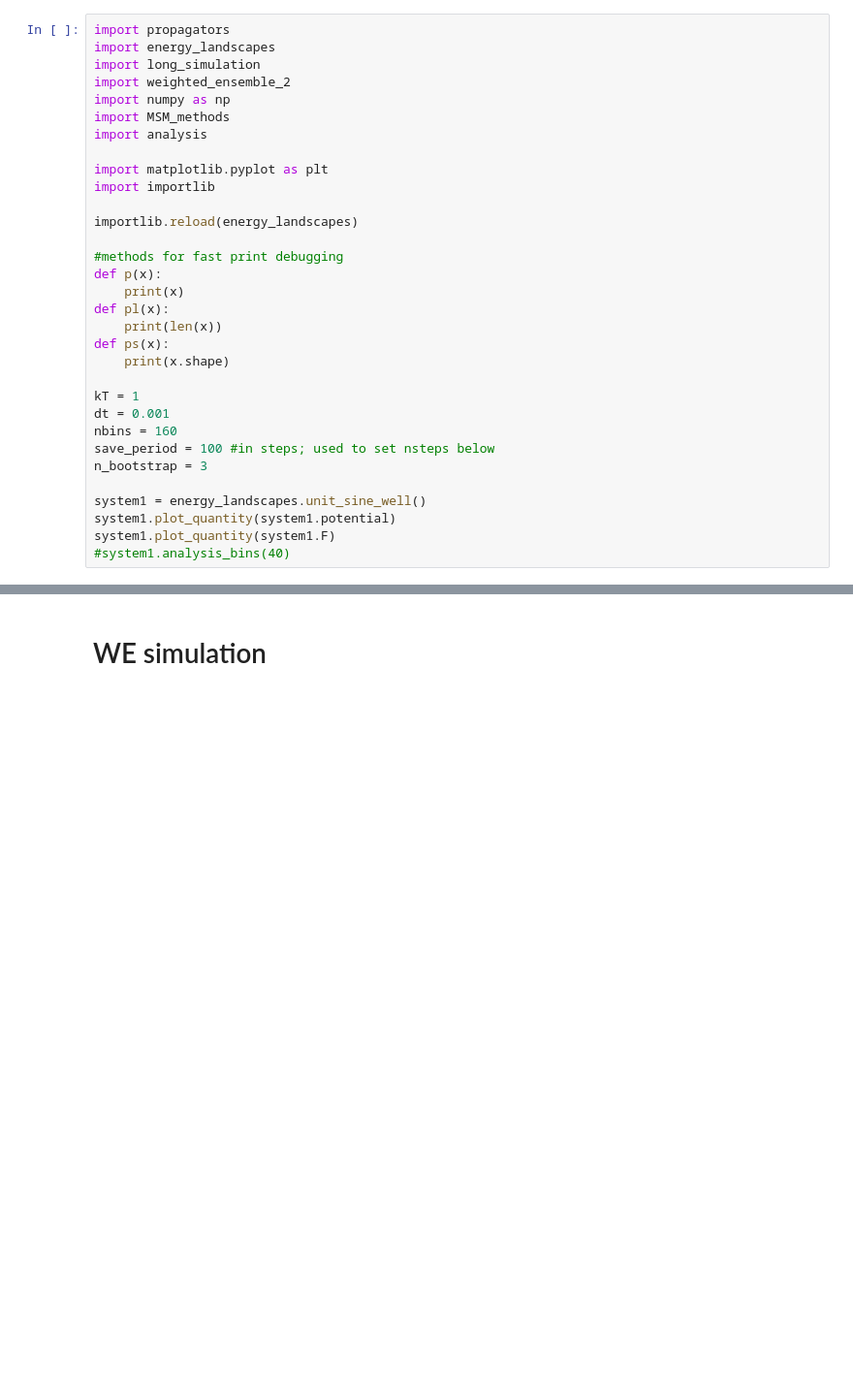
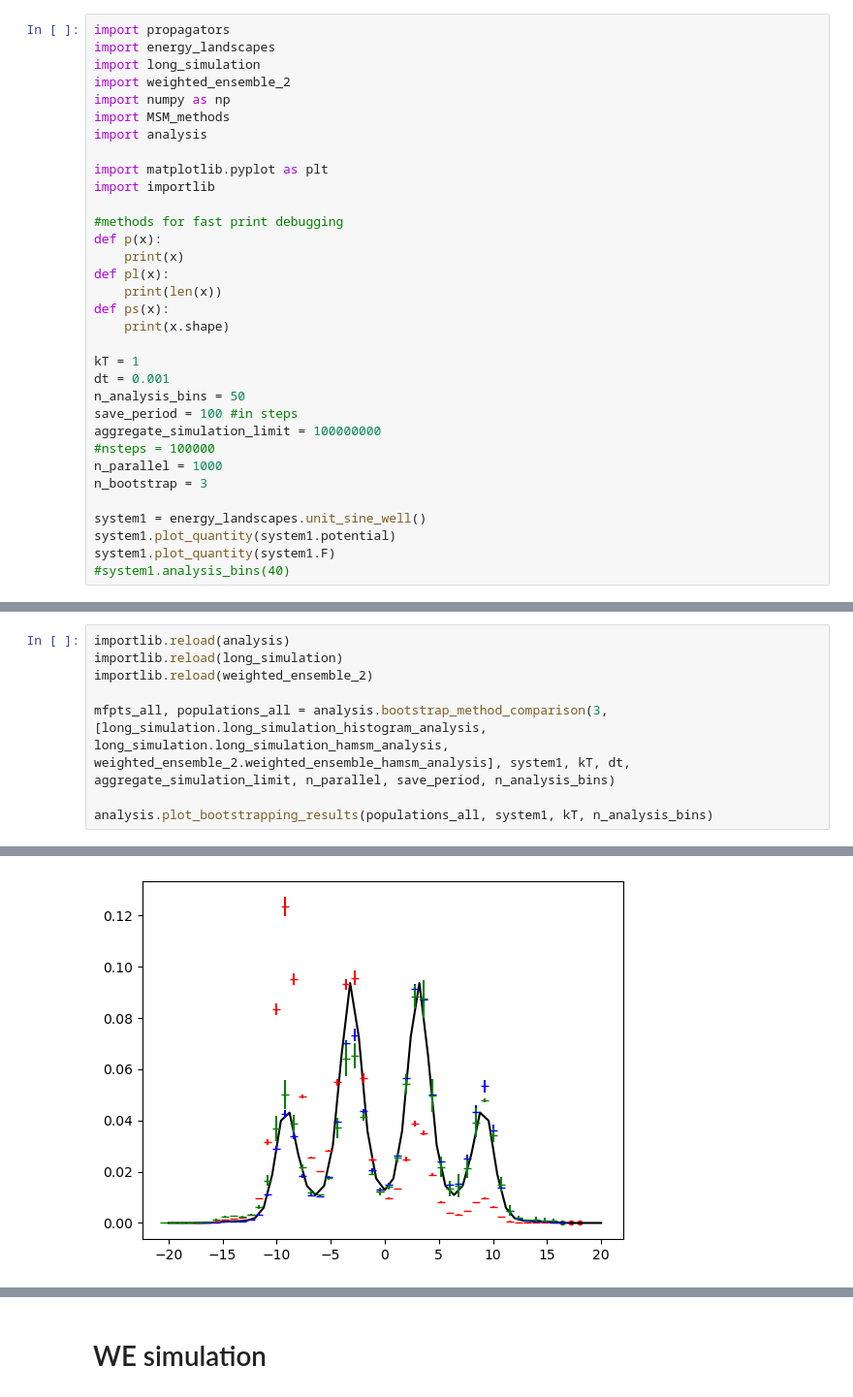
Before and after one commit to JonathanHB/sampling-methods, a Jupyter notebook: testing_v2.ipynb, the cells around one changed output, grey strips where cells are left out. Shown: that part at 97% size. Saved outputs shown, nothing was run; the diff lists cells and outputs as text; blank space fills up the shorter version.

Commit message:
bootstrapping is working for energies; mfpt comparison is not implemented; need to add non-ha msm methods for more efficient energy landscape recovery. Also need to try synthetic MSM trajectories

```diff
--- a/testing_v2.ipynb
+++ b/testing_v2.ipynb
@@ -10,8 +10,6 @@ import analysis
 import matplotlib.pyplot as plt
 import importlib
 
-importlib.reload(energy_landscapes)
-
 #methods for fast print debugging
 def p(x):
     print(x)
@@ -22,8 +20,11 @@ def ps(x):
 
 kT = 1
 dt = 0.001
-nbins = 160
-save_period = 100 #in steps; used to set nsteps below
+n_analysis_bins = 50
+save_period = 100 #in steps
+aggregate_simulation_limit = 100000000
+#nsteps = 100000
+n_parallel = 1000
 n_bootstrap = 3
 
 system1 = energy_landscapes.unit_sine_well()
@@ -36 +35,10 @@ Intel MKL WARNING: Support of Intel(R) Streaming SIMD Extensions 4.2 (Intel(R) S
 [figure]
+# %%
+importlib.reload(analysis)
+importlib.reload(long_simulation)
+importlib.reload(weighted_ensemble_2)
+
+mfpts_all, populations_all = analysis.bootstrap_method_comparison(3, [long_simulation.long_simulation_histogram_analysis, long_simulation.long_simulation_hamsm_analysis, weighted_ensemble_2.weighted_ensemble_hamsm_analysis], system1, kT, dt, aggregate_simulation_limit, n_parallel, save_period, n_analysis_bins)
+
+analysis.plot_bootstrapping_results(populations_all, system1, kT, n_analysis_bins)
+# %% [output]
@@ -37,3 +62,4 @@ Intel MKL WARNING: Support of Intel(R) Streaming SIMD Extensions 4.2 (Intel(R) S
+[figure, added]
 # %%
 importlib.reload(MSM_methods)
 importlib.reload(long_simulation)
```
Also changed, not shown: parts of 7 cells of this notebook, 5 other files.
